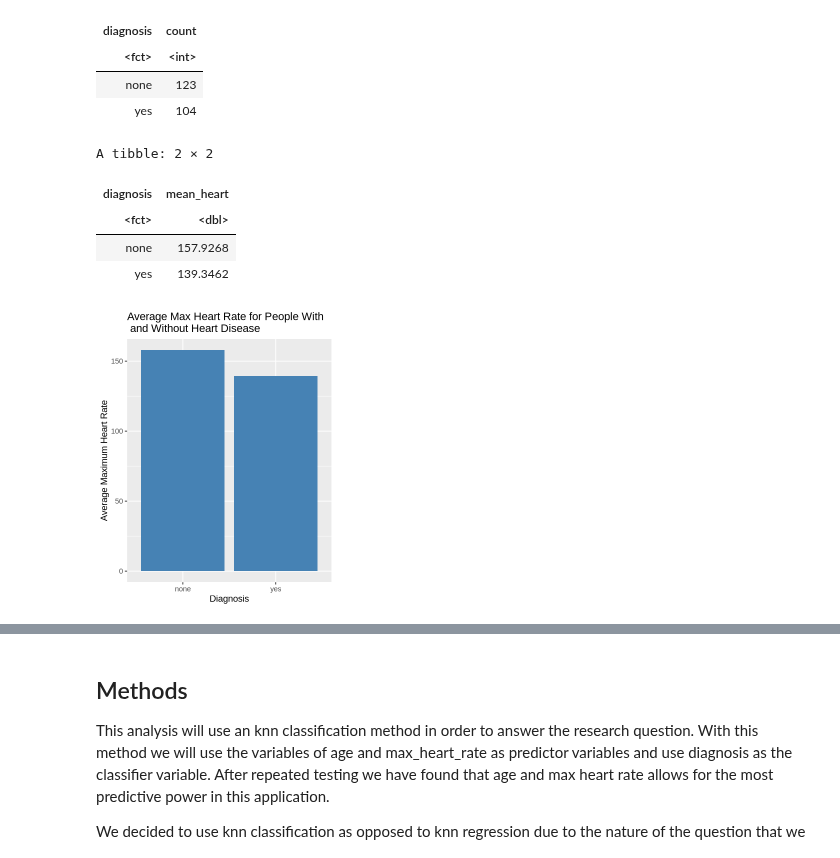
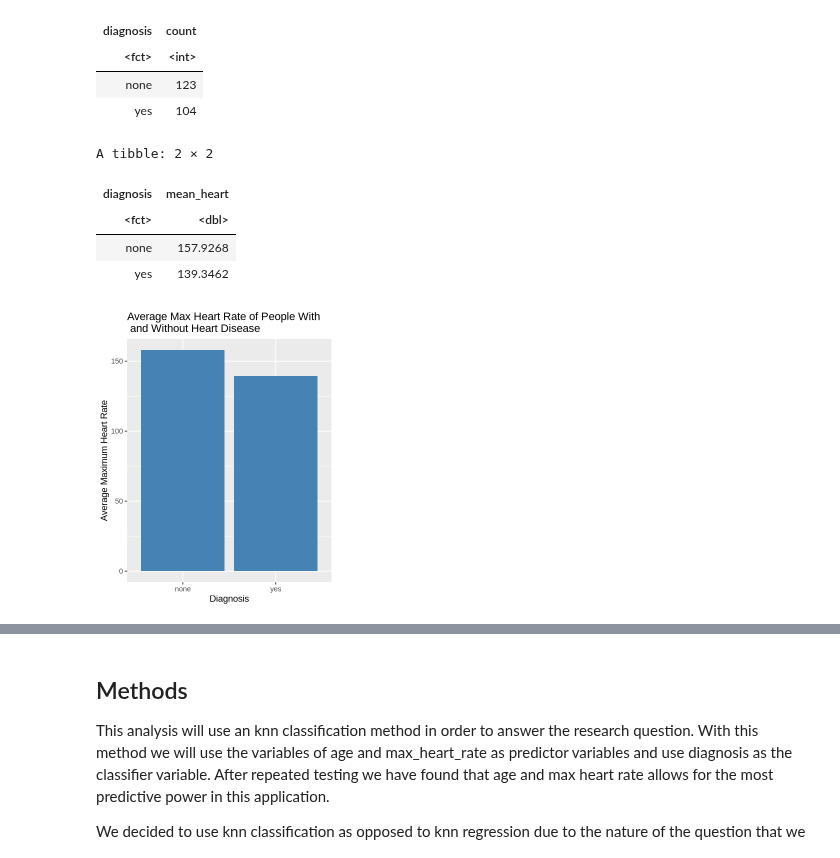
Before and after one commit to ssun05/dsci_100_002_group5_project, a Jupyter notebook: proposal.ipynb, the cells around one changed output, grey strips where cells are left out. Saved outputs shown, nothing was run; the diff lists cells and outputs as text; code cells hidden in the pictures.

```diff
--- a/proposal.ipynb
+++ b/proposal.ipynb
@@ -78,24 +78,24 @@ A tibble: 2 × 2
 # %%
 # predictor mean: heart rate
 mean_max_hrt_rate <- heart_train |>
                         group_by(diagnosis) |>
                         summarize(mean_heart = mean(max_heart_rate))
 
 mean_max_hrt_rate
 
 options(repr.plot.width = 4, repr.plot.height = 5)
 avg_hrt_plot <- mean_max_hrt_rate |>
                 ggplot(aes(x = diagnosis, y = mean_heart)) +
                 geom_bar(stat = "identity", fill = "steelblue") +
                 labs(x = "Diagnosis", y = "Average Maximum Heart Rate") +
-                ggtitle("Average Max Heart Rate for People With \n and Without Heart Disease")
+                ggtitle("Average Max Heart Rate of People With \n and Without Heart Disease")
 
 avg_hrt_plot
 # %% [output]
 A tibble: 2 × 2
 | diagnosis | mean_heart |
 | <fct> | <dbl> |
 | none | 157.9268 |
 | yes | 139.3462 |
-[figure, old version]
+[figure, new version]
 # %%
```
Also changed, not shown: parts of 1 cell of this notebook.
